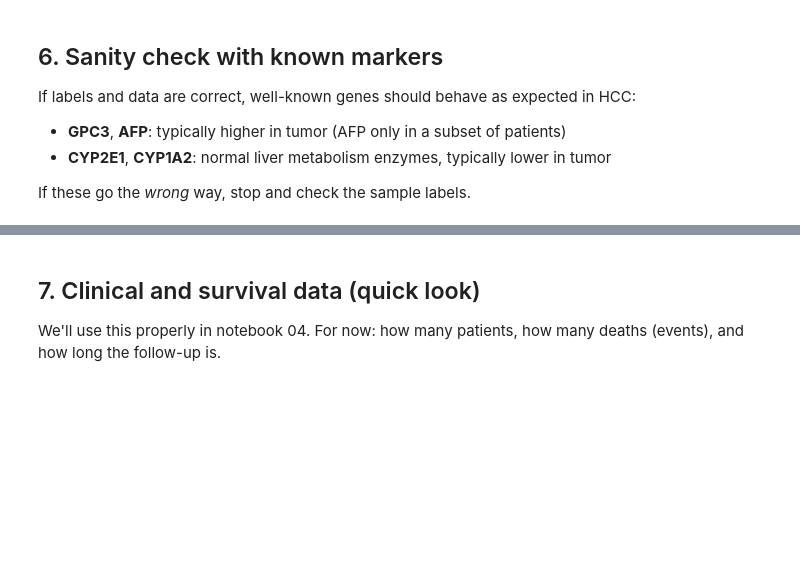
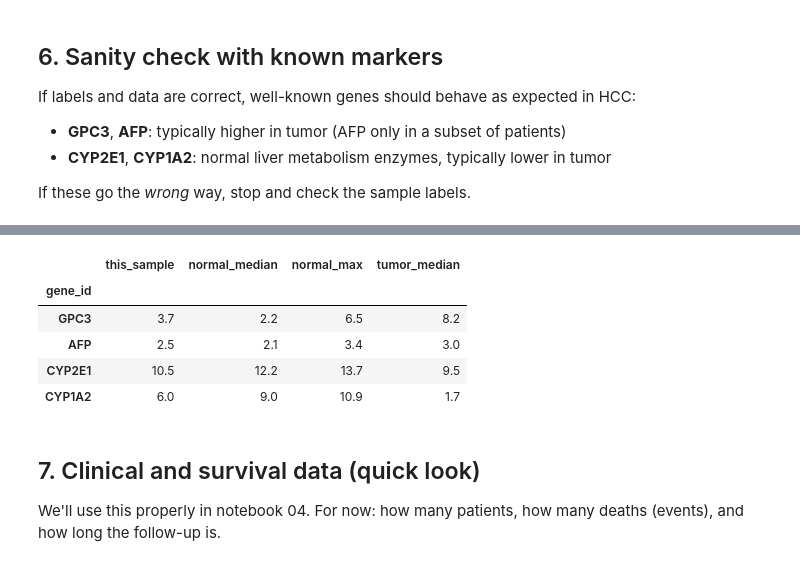
Before and after one commit to milicajeftic/liver-cancer-target-discovery, a Jupyter notebook: notebooks/01_data_download_and_qc.ipynb, the cells around one changed output, grey strips where cells are left out. Drawn from its saved outputs; the diff is of its cells as text; code cells hidden in the pictures; blank space fills up the shorter version.

```diff
--- a/notebooks/01_data_download_and_qc.ipynb
+++ b/notebooks/01_data_download_and_qc.ipynb
@@ -161,3 +216,22 @@ plt.savefig(FIG / "01_marker_check.png", dpi=150, bbox_inches="tight"); plt.show
+# %%
+s = "TCGA-FV-A2QR-11A"
+normals = meta.index[meta["condition"] == "Normal"].drop(s)
+tumors = meta.index[meta["condition"] == "Tumor"]
+
+check = pd.DataFrame({
+    "this_sample": logcpm.loc[rows, s],
+    "normal_median": logcpm.loc[rows, normals].median(axis=1),
+    "normal_max": logcpm.loc[rows, normals].max(axis=1),
+    "tumor_median": logcpm.loc[rows, tumors].median(axis=1),
+}).rename(index=symbol.to_dict()).round(1)
+check
+# %% [output]
+|  | this_sample | normal_median | normal_max | tumor_median |
+| gene_id |  |  |  |  |
+| GPC3 | 3.7 | 2.2 | 6.5 | 8.2 |
+| AFP | 2.5 | 2.1 | 3.4 | 3.0 |
+| CYP2E1 | 10.5 | 12.2 | 13.7 | 9.5 |
+| CYP1A2 | 6.0 | 9.0 | 10.9 | 1.7 |
 # %% [markdown]
 ## 7. Clinical and survival data (quick look)
 
```
Also changed, not shown: parts of 12 cells of this notebook, 1 other file.
